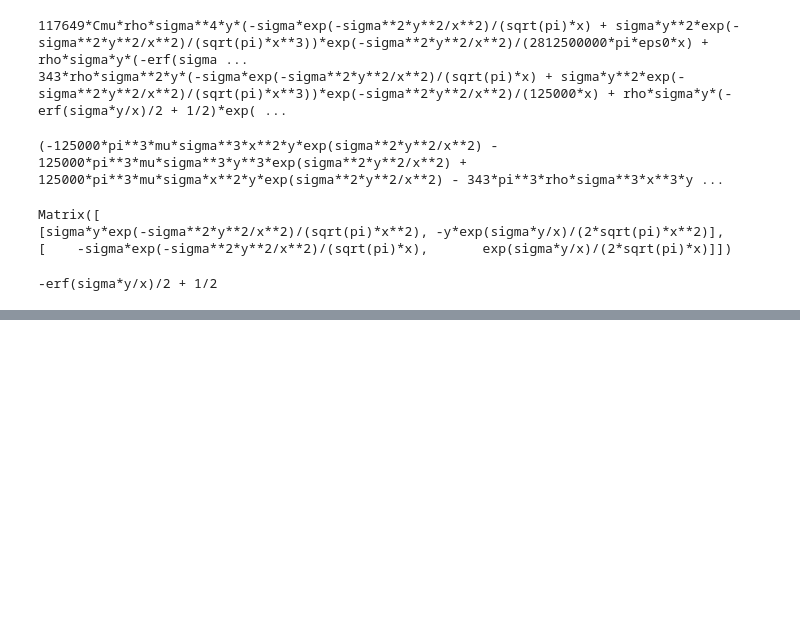
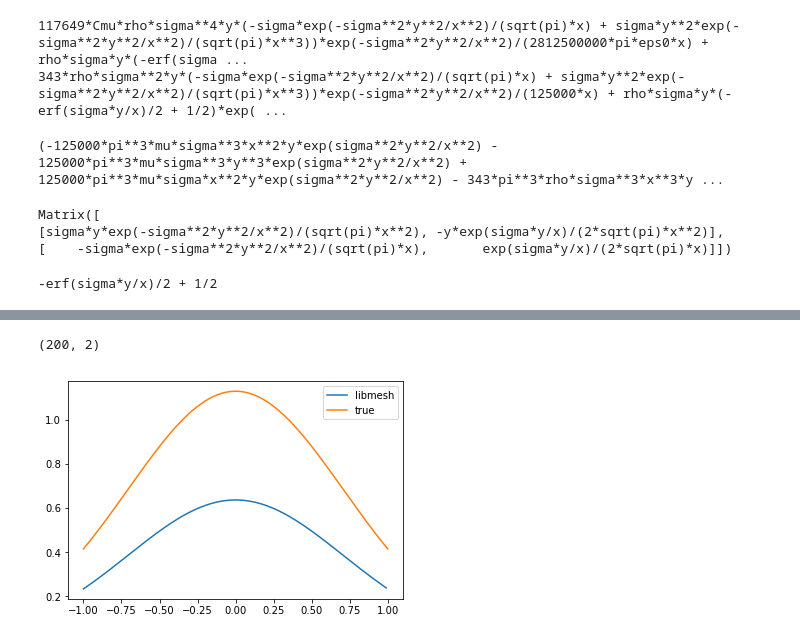
Before and after one commit to JIMMY-KSU/jupyter_notebooks, a Jupyter notebook: moose-notes.ipynb, the cells around one changed output, grey strips where cells are left out. Drawn from its saved outputs; the diff is of its cells as text; code cells hidden in the pictures; blank space fills up the shorter version.

```diff
--- a/moose-notes.ipynb
+++ b/moose-notes.ipynb
@@ -582,0 +597,8 @@ grad_u_vec = gradVec2(u_vec)
+# %%
+from numpy import pi, sqrt, exp
+
+def d_erf(x):
+    return 2. / sqrt(pi) * exp(-x**2)
+
+def d_half_erf(x):
+    return 2. / sqrt(pi) * exp(-(0.5*x)**2) * 0.5
@@ -582,0 +627,12 @@ grad_u_vec = gradVec2(u_vec)
+# %%
+libmesh = np.loadtxt("/home/lindsayad/projects/moose/libmesh/contrib/fparser/examples/first_orig.dat")
+# %%
+libmesh.shape
+# %% [output]
+(200, 2)
+# %%
+xl = libmesh[:,0]
+ypl = libmesh[:,1]
+# %%
+xt = np.arange(-1,1,.01)
+yt = d_erf(xt)
@@ -582,0 +641,8 @@ grad_u_vec = gradVec2(u_vec)
+# %%
+plt.close()
+plt.plot(xl, ypl, label="libmesh")
+plt.plot(xt, yt, label='true')
+plt.legend()
+plt.show()
+# %% [output]
+[figure, added]
```
Also changed, not shown: parts of 11 cells of this notebook.
